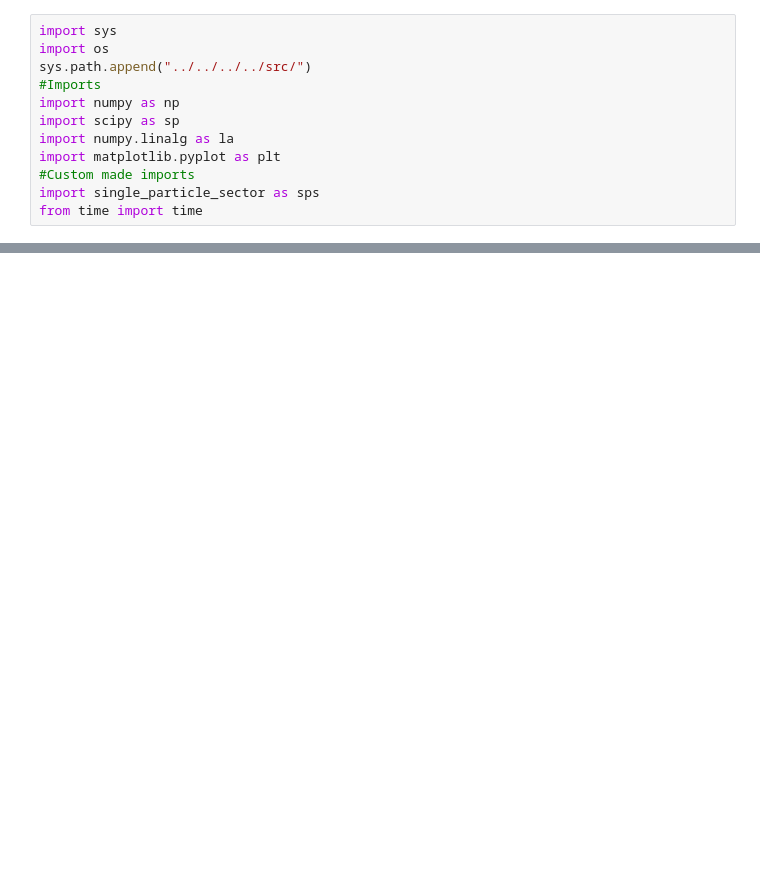
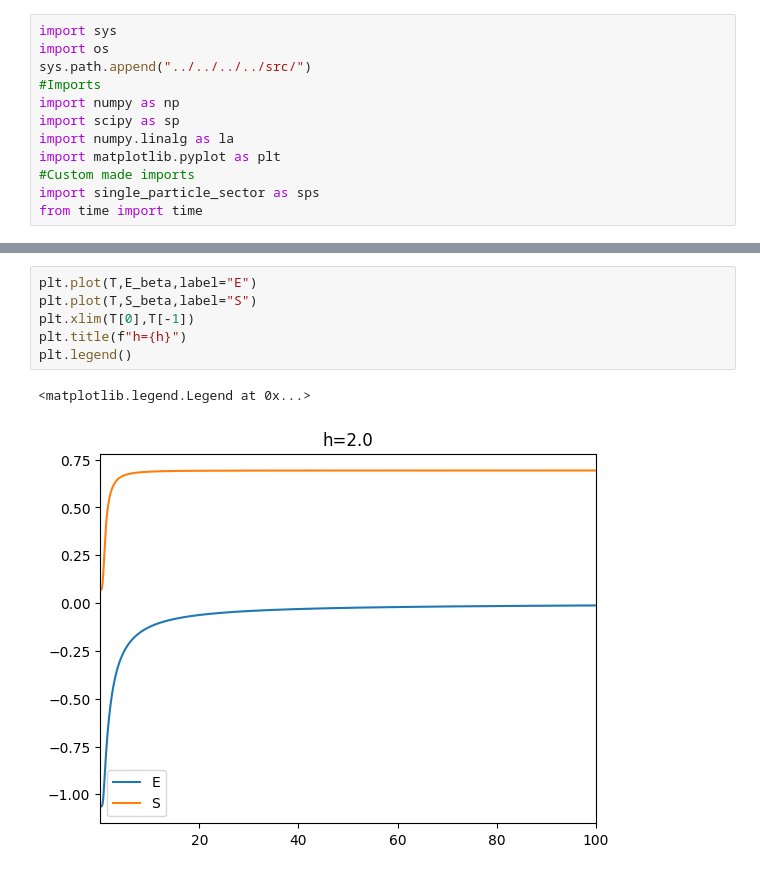
Before and after one commit to KristianMunnikhuis/subsystem_loschmidt_echo, a Jupyter notebook: scripts/mutual_info/exact_diag/Thermal Test/thermal_tests.ipynb, the cells around one changed output, grey strips where cells are left out. Cells and saved outputs as stored; diff of their text form; blank space fills up the shorter version.

```diff
--- a/scripts/mutual_info/exact_diag/Thermal Test/thermal_tests.ipynb
+++ b/scripts/mutual_info/exact_diag/Thermal Test/thermal_tests.ipynb
@@ -78,0 +79,9 @@ for l in range(L):
+# %%
+plt.plot(T,E_beta,label="E")
+plt.plot(T,S_beta,label="S")
+plt.xlim(T[0],T[-1])
+plt.title(f"h={h}")
+plt.legend()
+# %% [output]
+<matplotlib.legend.Legend at 0x...>
+[figure, added]
```
Also changed, not shown: parts of 16 cells of this notebook.
